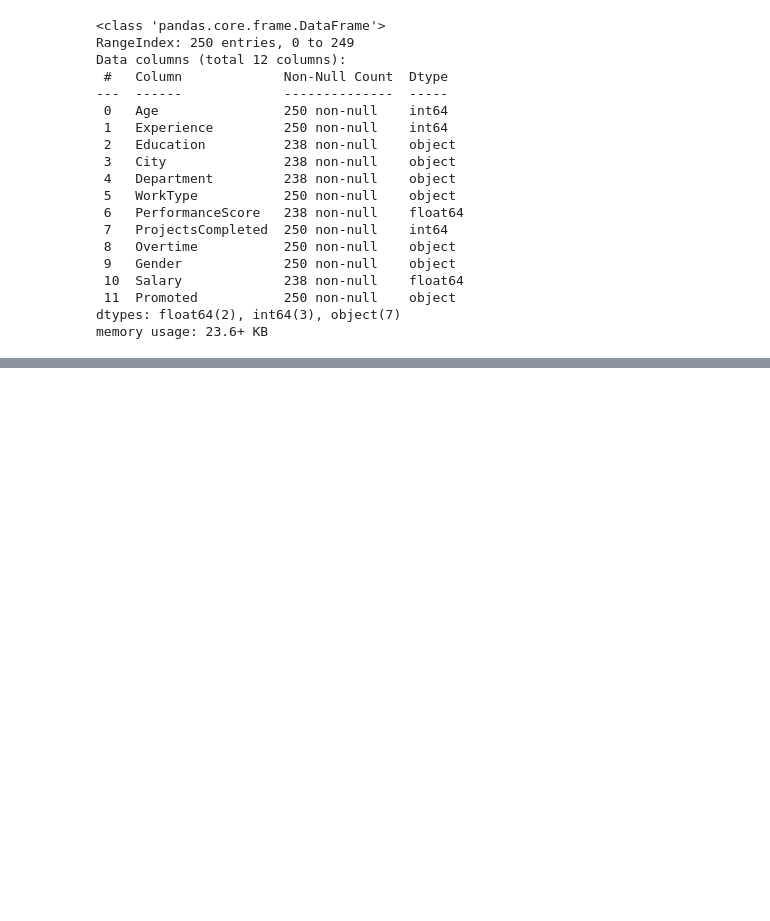
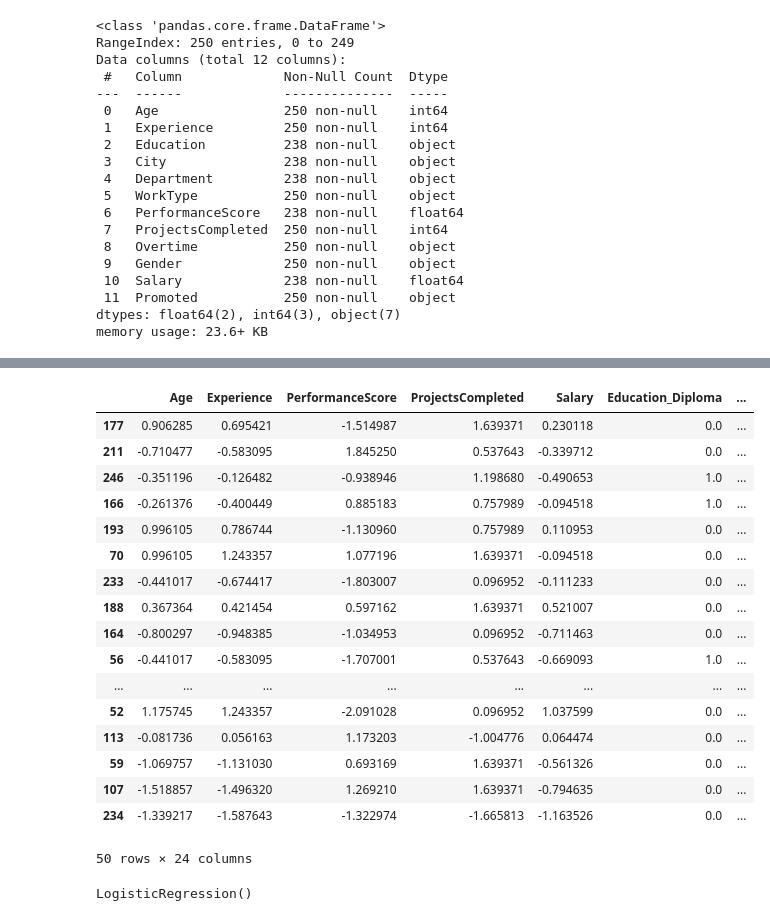
Before and after one commit to KARTIK-KUMAR-SINGH/Promotion_prediction_of-the_employee-Feature-Engineering-, a Jupyter notebook: Promotion_prediction_of_the_employ_project_(Feature_Engineering).ipynb, the cells around one changed output, grey strips where cells are left out. Cells and saved outputs as stored; diff of their text form; code cells hidden in the pictures; blank space fills up the shorter version.

Commit message:
The project is completed

```diff
--- a/Promotion_prediction_of_the_employ_project_(Feature_Engineering).ipynb
+++ b/Promotion_prediction_of_the_employ_project_(Feature_Engineering).ipynb
@@ -295,0 +533,3 @@ X_test[['Salary' , 'PerformanceScore']] = median_imputer.transform(X_test[['Sala
+# %%
+X_train_num = X_train.drop(columns = categorical_columns)
+X_test_num = X_test.drop(columns = categorical_columns)
@@ -295,0 +552,3 @@ X_test[['Salary' , 'PerformanceScore']] = median_imputer.transform(X_test[['Sala
+# %%
+X_train_final = pd.concat([X_train_num , encoded_X_train] , axis = 1)
+X_test_final = pd.concat([X_test_num , encoded_X_test] , axis = 1)
@@ -295,0 +591,16 @@ X_test[['Salary' , 'PerformanceScore']] = median_imputer.transform(X_test[['Sala
+# %%
+numerical_collumns = [
+    'Age',
+    'Experience' ,
+    'PerformanceScore' ,
+    'ProjectsCompleted',
+    'Salary' ,
+
+]
+# %%
+from sklearn.preprocessing import StandardScaler
+
+scaler = StandardScaler()
+
+X_train_final[numerical_collumns] = scaler.fit_transform(X_train_final[numerical_collumns])
+X_test_final[numerical_collumns] = scaler.transform(X_test_final[numerical_collumns])
@@ -295,0 +623,29 @@ X_test[['Salary' , 'PerformanceScore']] = median_imputer.transform(X_test[['Sala
+# %%
+X_test_final
+# %% [output]
+|  | Age | Experience | PerformanceScore | ProjectsCompleted | Salary | Education_Diploma | ... |
+| 177 | 0.906285 | 0.695421 | -1.514987 | 1.639371 | 0.230118 | 0.0 | ... |
+| 211 | -0.710477 | -0.583095 | 1.845250 | 0.537643 | -0.339712 | 0.0 | ... |
+| 246 | -0.351196 | -0.126482 | -0.938946 | 1.198680 | -0.490653 | 1.0 | ... |
+| 166 | -0.261376 | -0.400449 | 0.885183 | 0.757989 | -0.094518 | 1.0 | ... |
+| 193 | 0.996105 | 0.786744 | -1.130960 | 0.757989 | 0.110953 | 0.0 | ... |
+| 70 | 0.996105 | 1.243357 | 1.077196 | 1.639371 | -0.094518 | 0.0 | ... |
+| 233 | -0.441017 | -0.674417 | -1.803007 | 0.096952 | -0.111233 | 0.0 | ... |
+| 188 | 0.367364 | 0.421454 | 0.597162 | 1.639371 | 0.521007 | 0.0 | ... |
+| 164 | -0.800297 | -0.948385 | -1.034953 | 0.096952 | -0.711463 | 0.0 | ... |
+| 56 | -0.441017 | -0.583095 | -1.707001 | 0.537643 | -0.669093 | 1.0 | ... |
+| ... | ... | ... | ... | ... | ... | ... | ... |
+| 52 | 1.175745 | 1.243357 | -2.091028 | 0.096952 | 1.037599 | 0.0 | ... |
+| 113 | -0.081736 | 0.056163 | 1.173203 | -1.004776 | 0.064474 | 0.0 | ... |
+| 59 | -1.069757 | -1.131030 | 0.693169 | 1.639371 | -0.561326 | 0.0 | ... |
+| 107 | -1.518857 | -1.496320 | 1.269210 | 1.639371 | -0.794635 | 0.0 | ... |
+| 234 | -1.339217 | -1.587643 | -1.322974 | -1.665813 | -1.163526 | 0.0 | ... |
+50 rows × 24 columns
+# %%
+from sklearn.linear_model import LogisticRegression
+
+lr = LogisticRegression()
+
+lr.fit(X_train_final , y_train)
+# %% [output]
+LogisticRegression()
```
Also changed, not shown: parts of 52 cells of this notebook.
